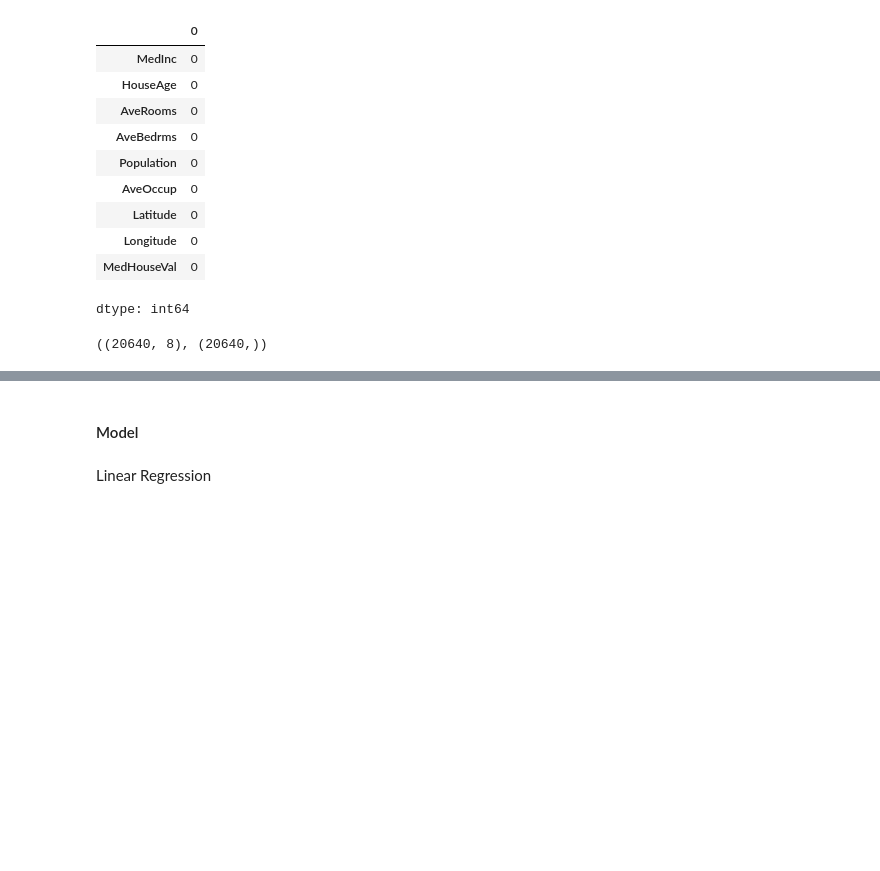
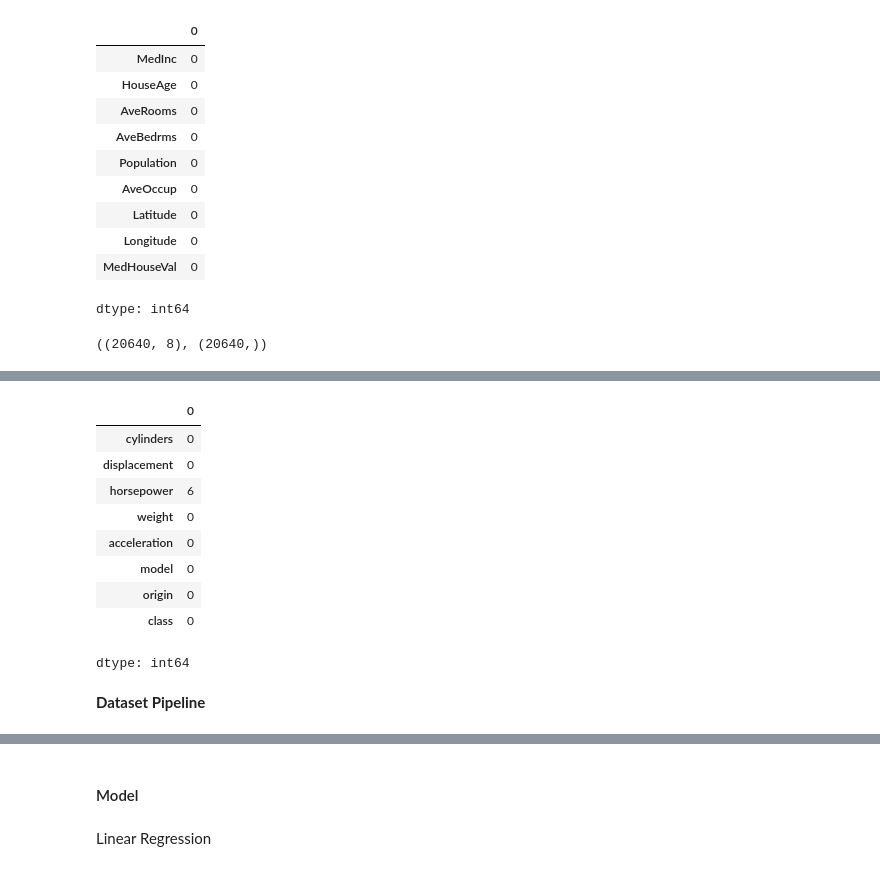
Before and after one commit to NirjharDebnath/Machine-Learning, a Jupyter notebook: Classical_ML.ipynb, the cells around one changed output, grey strips where cells are left out. Drawn from its saved outputs; the diff is of its cells as text; code cells hidden in the pictures; blank space fills up the shorter version.

```diff
--- a/Classical_ML.ipynb
+++ b/Classical_ML.ipynb
@@ -122,0 +154,15 @@ X.shape, Y.shape
+# %%
+data_MPG.isnull().sum()
+# %% [output]
+|  | 0 |
+| cylinders | 0 |
+| displacement | 0 |
+| horsepower | 6 |
+| weight | 0 |
+| acceleration | 0 |
+| model | 0 |
+| origin | 0 |
+| class | 0 |
+dtype: int64
+# %% [markdown]
+**Dataset Pipeline**
```
Also changed, not shown: parts of 18 cells of this notebook.
